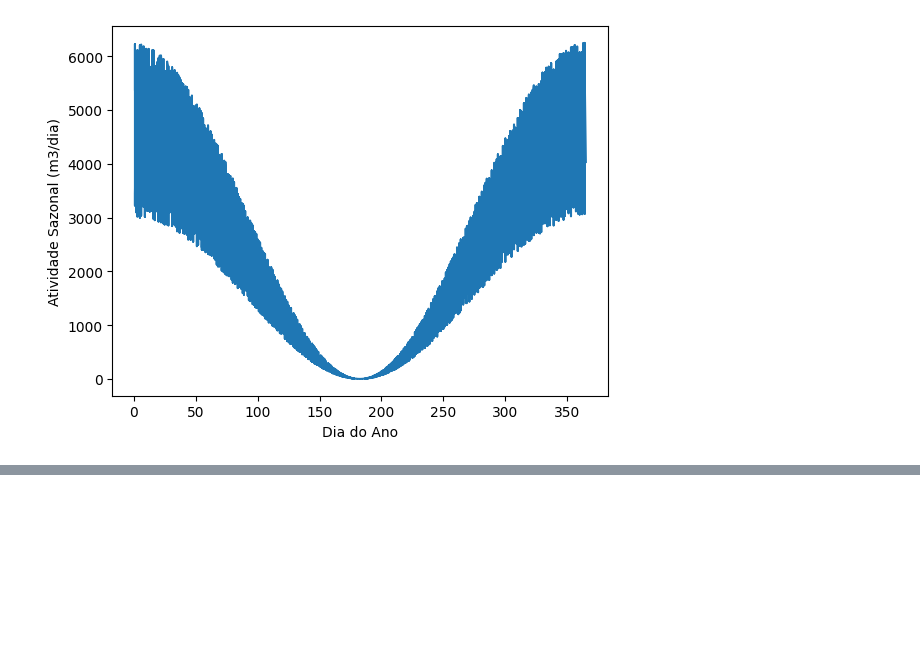
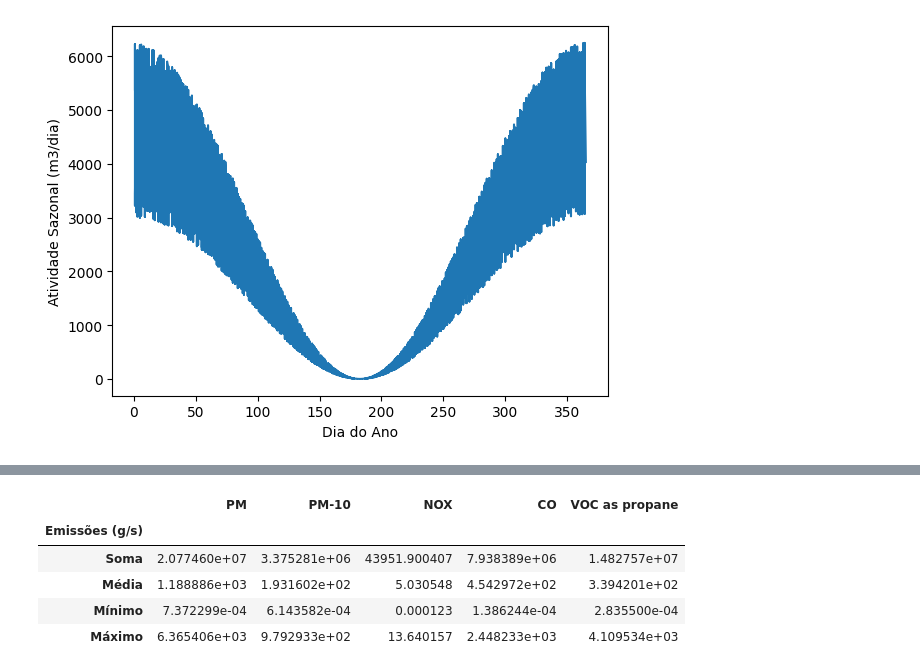
Before and after one commit to Suelensilva22/ENS5173_202401, a Jupyter notebook: Atividade01_01.ipynb, the cells around one changed output, grey strips where cells are left out. Cells and saved outputs as stored; diff of their text form; code cells hidden in the pictures; blank space fills up the shorter version.

```diff
--- a/Atividade01_01.ipynb
+++ b/Atividade01_01.ipynb
@@ -206,2 +229,23 @@ dados = variabilidade(ta) # chamando a funcao
 # %%
-#Qual a soma das emissões considerando todos os processos? qual a emissão média, mínima e máxima (unidades sempre em gramas por segundo - g/s)
+resultados = pd.DataFrame()
+
+# soma, media, minimo e maximo de emissoes de cada poluente considerando todos os processos:
+soma = (df_concatenado['PM'].sum(), df_concatenado['PM-10'].sum(), df_concatenado['NOX'].sum(), df_concatenado['CO'].sum(), df_concatenado['VOC as propane'].sum())
+media = (np.mean(df_concatenado['PM']), np.mean(df_concatenado['PM-10']), np.mean(df_concatenado['NOX']), np.mean(df_concatenado['CO']), np.mean(df_concatenado['VOC as propane']))
+minimo = (df_concatenado['PM'].min(), df_concatenado['PM-10'].min(), df_concatenado['NOX'].min(), df_concatenado['CO'].min(), df_concatenado['VOC as propane'].min())
+maximo = (df_concatenado['PM'].max(), df_concatenado['PM-10'].max(), df_concatenado['NOX'].max(), df_concatenado['CO'].max(), df_concatenado['VOC as propane'].max())
+
+resultados = pd.DataFrame(data=(soma, media, minimo, maximo), columns=df_concatenado.columns) # coloca os valores no dataframe
+resultados['Emissões (g/s)'] = ('Soma', 'Média', 'Mínimo', 'Máximo') # essa coluna será adicionada ao index e posteriormente excluída
+resultados = resultados.set_index(resultados['Emissões (g/s)'])
+resultados = resultados.drop(columns='Emissões (g/s)')
+resultados = 0.28*resultados
+
+resultados
+# %% [output]
+|  | PM | PM-10 | NOX | CO | VOC as propane |
+| Emissões (g/s) |  |  |  |  |  |
+| Soma | 2.077460e+07 | 3.375281e+06 | 43951.900407 | 7.938389e+06 | 1.482757e+07 |
+| Média | 1.188886e+03 | 1.931602e+02 | 5.030548 | 4.542972e+02 | 3.394201e+02 |
+| Mínimo | 7.372299e-04 | 6.143582e-04 | 0.000123 | 1.386244e-04 | 2.835500e-04 |
+| Máximo | 6.365406e+03 | 9.792933e+02 | 13.640157 | 2.448233e+03 | 4.109534e+03 |
```
Also changed, not shown: parts of 5 cells of this notebook.
